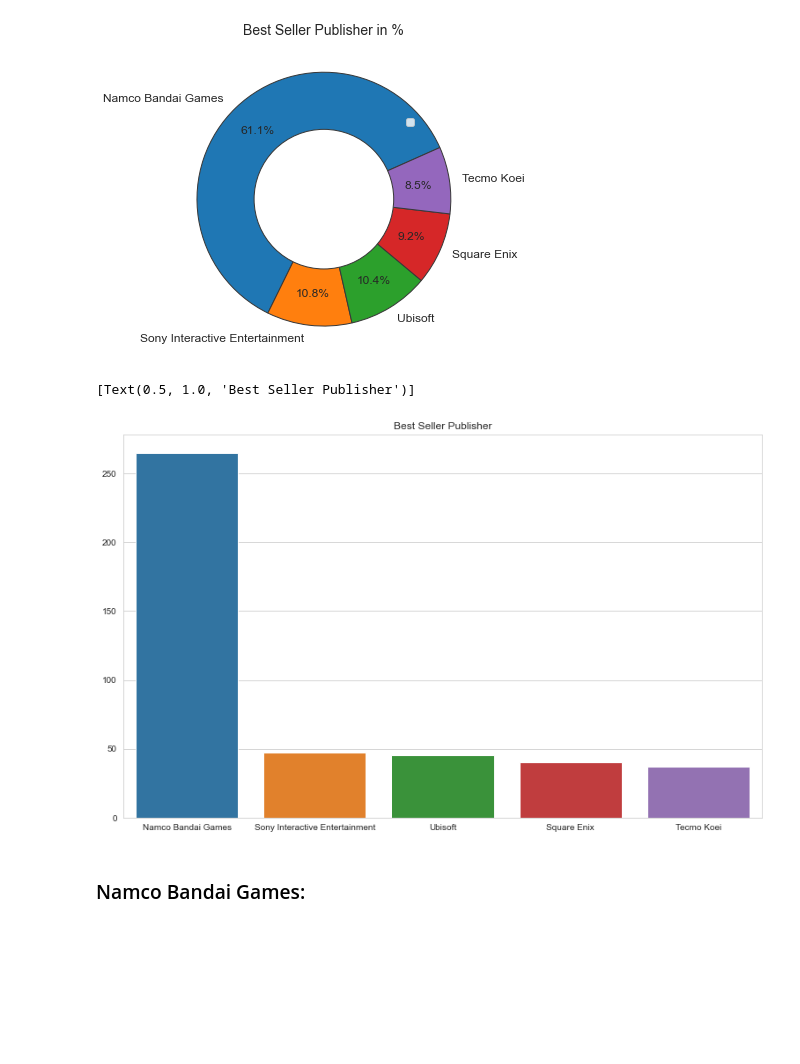
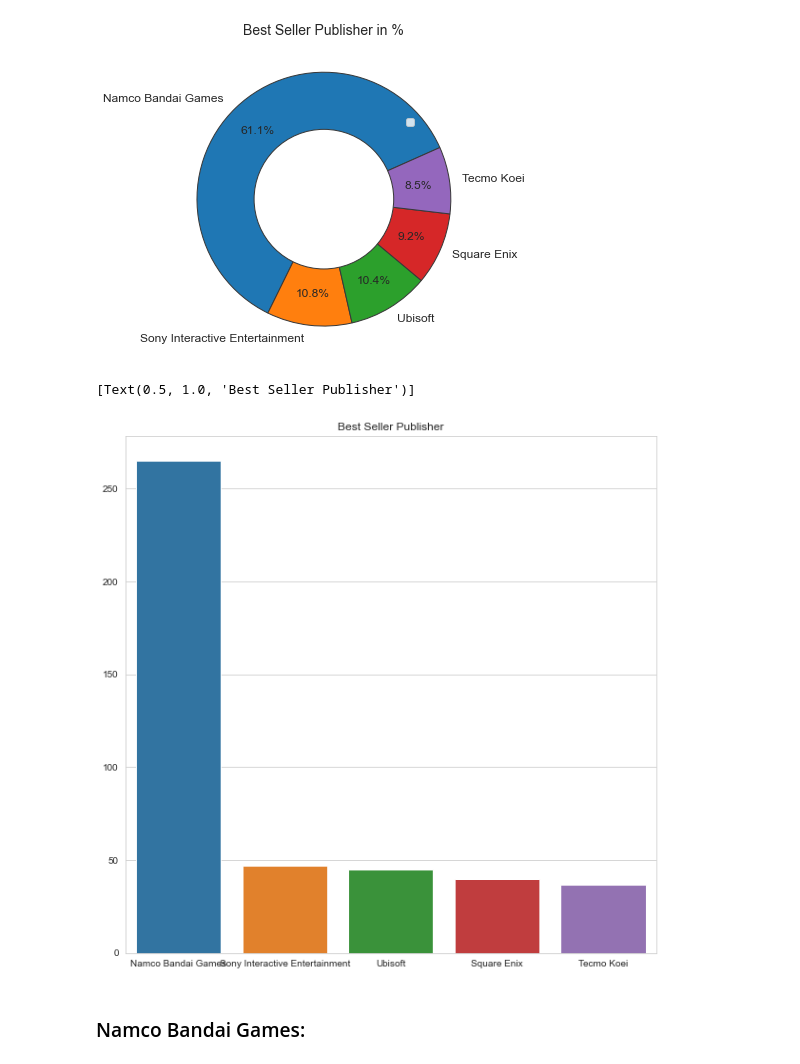
Before and after one commit to martaaleksic/project, a Jupyter notebook: ps4/notebook.ipynb, the cells around one changed output. Cells and saved outputs as stored; diff of their text form; code cells hidden in the pictures; blank space fills up the shorter version.

```diff
--- a/ps4/notebook.ipynb
+++ b/ps4/notebook.ipynb
@@ -279,12 +282,12 @@ plt.show()
 # %% [output]
 [figure]
 # %%
-plt.figure(figsize=(13, 8))
+plt.figure(figsize=(10, 10))
 publisher = data['Publisher'].value_counts(ascending=False).head()
 sns.barplot(x = publisher.index, y = publisher.values).set(title='Best Seller Publisher')
 # %% [output]
 [Text(0.5, 1.0, 'Best Seller Publisher')]
-[figure, old version]
+[figure, new version]
 # %% [markdown]
 ### Namco Bandai Games:
 # %%
```
Also changed, not shown: parts of 21 cells of this notebook.
